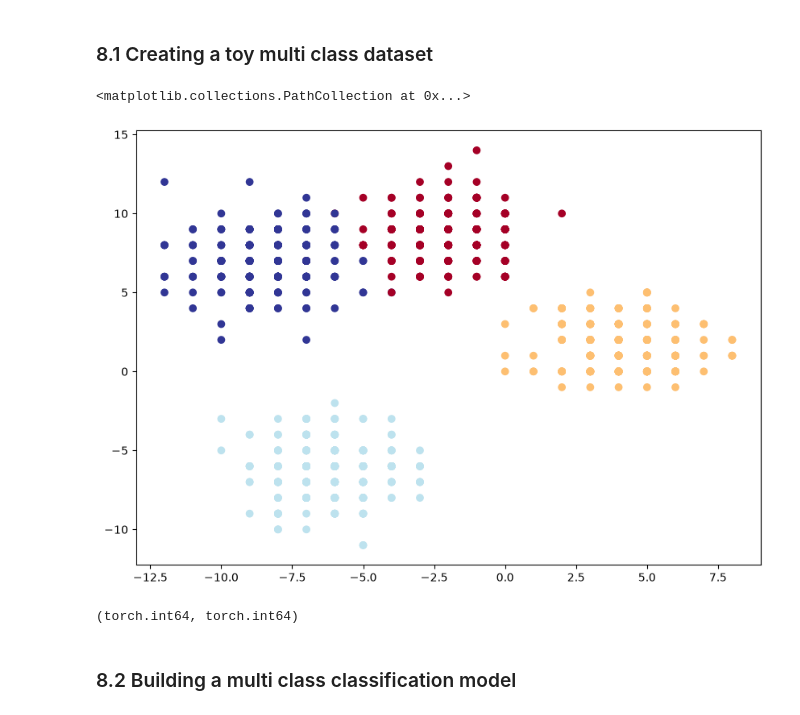
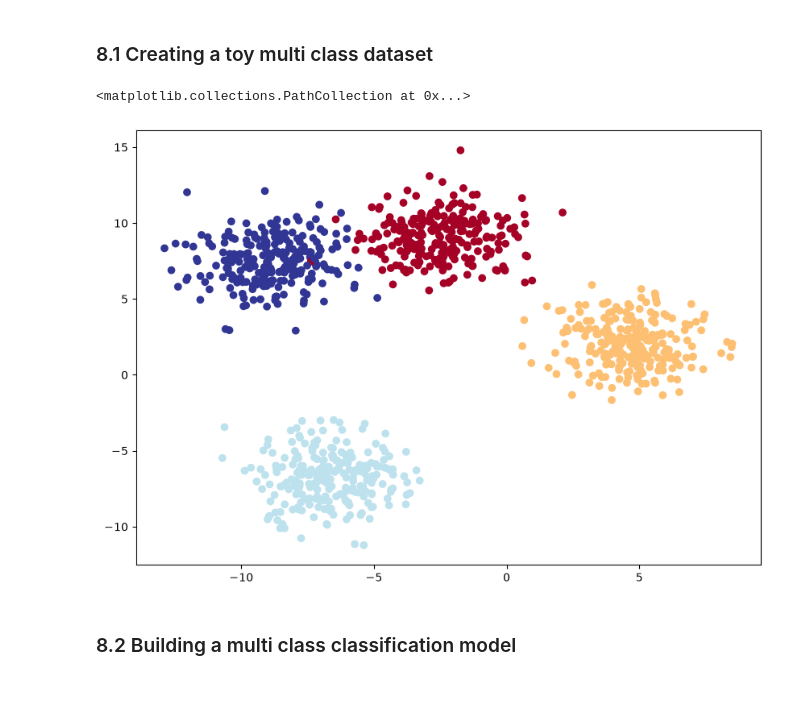
Before and after one commit to Hassan3924/PyTorch-practice, a Jupyter notebook: pytorch_classification.ipynb, the cells around one changed output. Drawn from its saved outputs; the diff is of its cells as text; code cells hidden in the pictures.

```diff
--- a/pytorch_classification.ipynb
+++ b/pytorch_classification.ipynb
@@ -1151,34 +1151,32 @@ from sklearn.model_selection import train_test_split
 # %%
 # Captital because they are hyperparameters
 
 NUM_CLASSES = 4
 NUM_FEATURES = 2
 RANDOM_SEED = 42
 
 # 1. Create multi-class data
 X_blob, y_blob = make_blobs(n_samples= 1000,
                             n_features = NUM_FEATURES,
                             centers = NUM_CLASSES,
                             cluster_std = 1.5, # give the clusters a little shake up
                             random_state = RANDOM_SEED)
 
 # 2. Turn data into tensors
-X_blob = torch.from_numpy(X_blob).type(torch.LongTensor)
+X_blob = torch.from_numpy(X_blob).type(torch.float)
 y_blob = torch.from_numpy(y_blob).type(torch.LongTensor)
 
 # 3. Split into train and test
 X_blob_train, X_blob_test, y_blob_train, y_blob_test = train_test_split(X_blob,
                                                                         y_blob,
                                                                         test_size = 0.2,
                                                                         random_state = RANDOM_SEED)
 
 # 4. Plot data( visualize, visaluze, vvisualize)
 plt.figure(figsize = (10,7))
 plt.scatter(X_blob[:, 0], X_blob[:,1], c=y_blob, cmap = plt.cm.RdYlBu)
 # %% [output]
 <matplotlib.collections.PathCollection at 0x...>
-[figure, old version]
+[figure, new version]
 # %%
-X_blob_train.dtype, X_blob.dtype
+# X_blob_train.dtype, X_blob.dtype
-# %% [output]
-(torch.int64, torch.int64)
```
Also changed, not shown: parts of 21 cells of this notebook, 11 other files.
